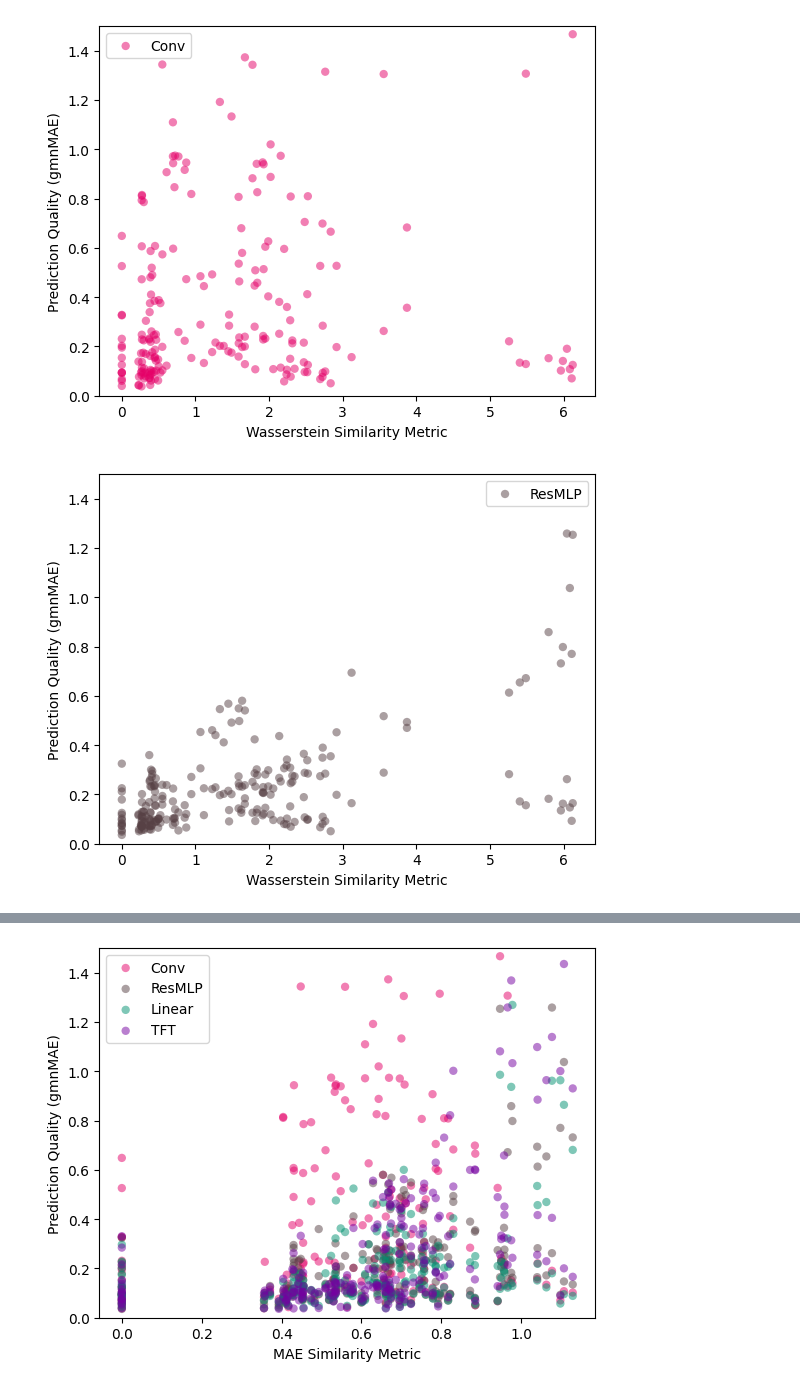
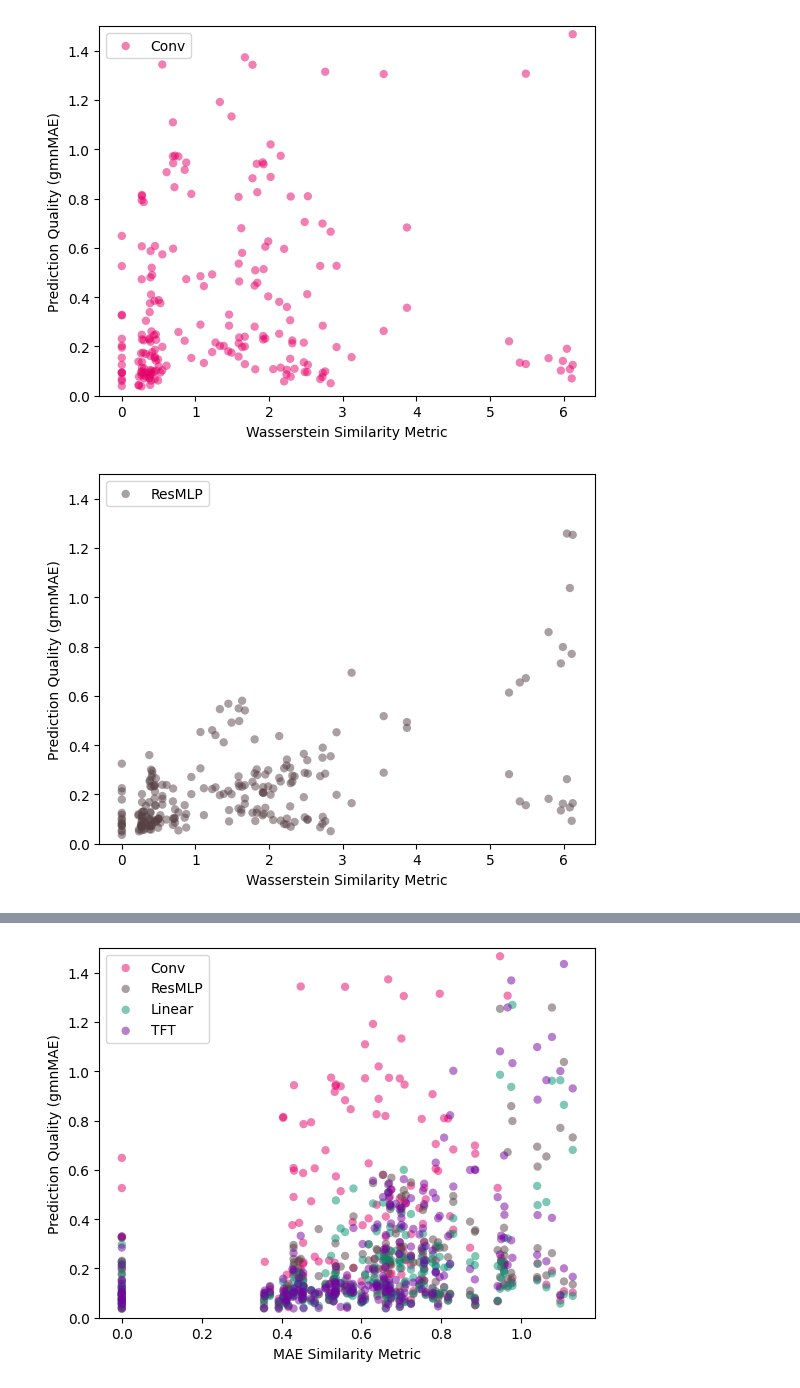
Before and after one commit to EECi/Annex_37, a Jupyter notebook: plots/plot_generalisation_results.ipynb, the cells around one changed output, grey strips where cells are left out. Cells and saved outputs as stored; diff of their text form; code cells hidden in the pictures.

```diff
--- a/plots/plot_generalisation_results.ipynb
+++ b/plots/plot_generalisation_results.ipynb
@@ -6,6 +7,7 @@ import pandas as pd
 from matplotlib import pyplot as plt
 # %%
 eeci_colors = ['#E50068','#574145','#009070','#7500a0','#ffbfeb','#00C8A4','#a800e5','#4d4e51','#BEA5A9','#ebf1f7']
+mpl.rcParams['axes.prop_cycle'] = mpl.cycler(color=eeci_colors)
 # %%
 UCam_ids = [0,3,9,11,12,15,16,25,26,32,38,44,45,48,49]
 
@@ -28,8 +30,9 @@ for model in models:
 fig,ax = plt.subplots()
 for i,model in enumerate(models):
     ax.violinplot(np.array(metric_scores[model]).flatten(),[i],showmeans=True,showmedians=True)
-ax.set_ylim(0,3)
+ax.set_ylim(0,2)
 ax.set_ylabel('Prediction Quality (gmnMAE)')
+ax.set_xlabel('Model')
 ax.set_xticks(list(range(len(models))))
 ax.set_xticklabels(model_names)
 plt.show()
@@ -38,14 +41,14 @@ plt.show()
 # %%
 # Plot correlation between generalisation scores and wasserstein distance
 for i,model in enumerate(models):
     fig,ax = plt.subplots()
 
     ax.scatter(wass_corrs.to_numpy().flatten(),np.array(metric_scores[model]).flatten(),label=model_names[i],color=eeci_colors[i],alpha=0.5,edgecolors='none')
     ax.set_ylim(0,1.5)
     ax.set_ylabel('Prediction Quality (gmnMAE)')
     ax.set_xlabel('Wasserstein Similarity Metric')
-    plt.legend(fancybox=True)
+    plt.legend(fancybox=True, loc='upper left')
     plt.show()
 # %% [output]
 [figure]
-[figure, old version]
+[figure, new version]
```
Also changed, not shown: parts of 5 cells of this notebook, 1 other file.
